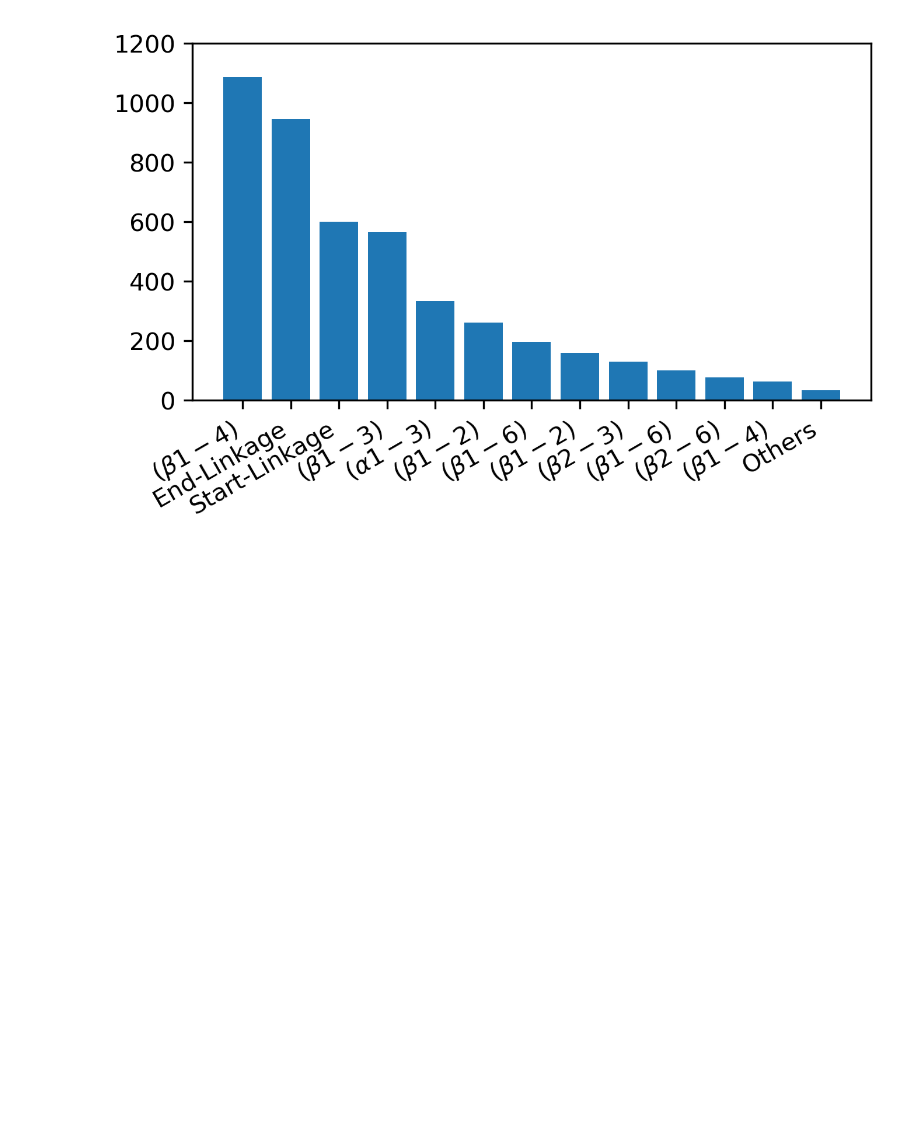
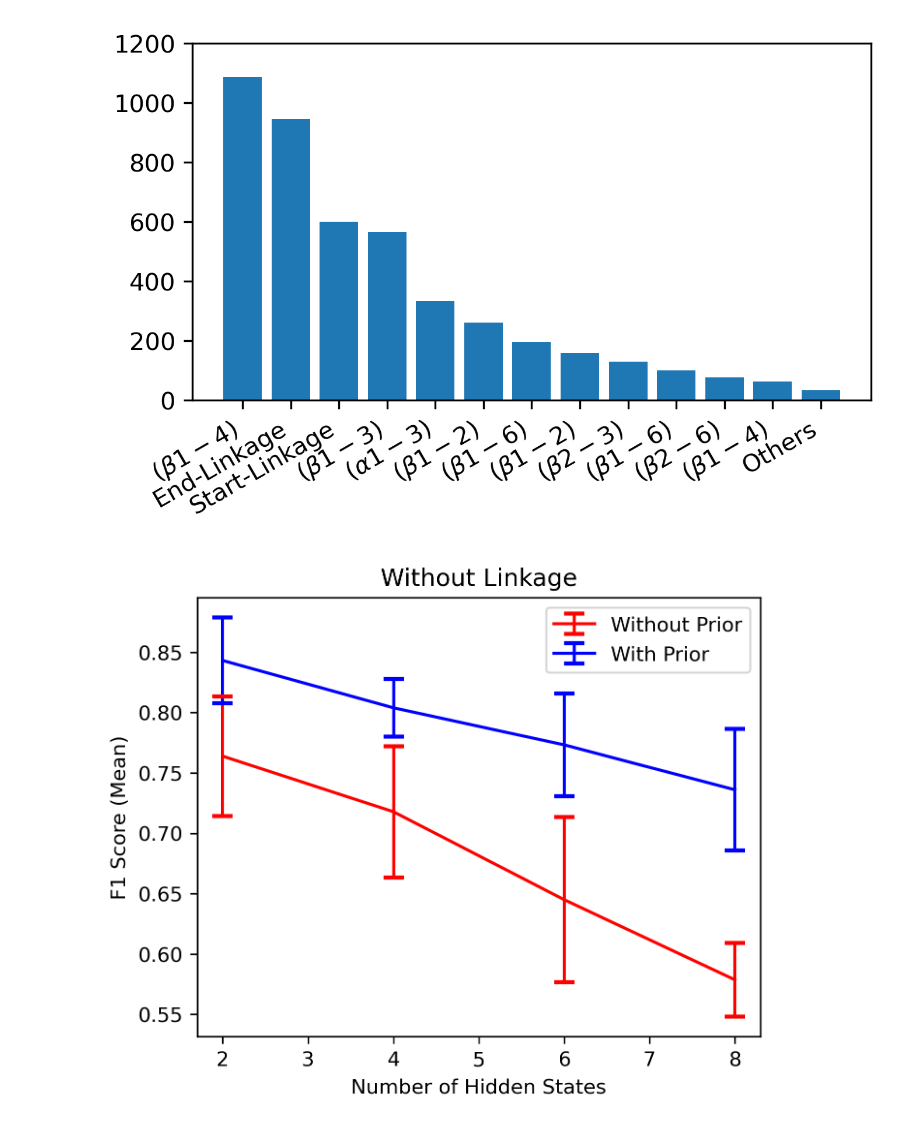
Before and after one commit to TreeHMM4Glycan/TreeHMM4Glycan, a Jupyter notebook: Draw_figures_SQ.ipynb, the cells around one changed output. Saved outputs shown, nothing was run; the diff lists cells and outputs as text; code cells hidden in the pictures; blank space fills up the shorter version.

Commit message:
figures

```diff
--- a/Draw_figures_SQ.ipynb
+++ b/Draw_figures_SQ.ipynb
@@ -94,3 +94,53 @@ plt.ylim([0, 1200])
 plt.show()
 # %% [output]
 [figure]
+# %%
+import matplotlib.pyplot as plt
+import numpy as np
+import pickle
+
+h2 = pickle.load(open('Saved/2-Class/eval-states_2_folds_5-20201202-171820-model.pkl', 'rb'))['Metrics']
+h4 = pickle.load(open('Saved/2-Class/eval-states_4_folds_5-20201202-171820-model.pkl', 'rb'))['Metrics']
+h6 = pickle.load(open('Saved/2-Class/eval-states_6_folds_5-20201202-171820-model.pkl', 'rb'))['Metrics']
+h8 = pickle.load(open('Saved/2-Class/eval-states_8_folds_5-20201202-171820-model.pkl', 'rb'))['Metrics']
+
+h2_f1 = h2['Normal']['F1'][4][0]
+h2_prior_f1 = h2['Posterior']['F1'][4][0]
+h4_f1 = h4['Normal']['F1'][4][0]
+h4_prior_f1 = h4['Posterior']['F1'][4][0]
+h6_f1 = h6['Normal']['F1'][4][0]
+h6_prior_f1 = h6['Posterior']['F1'][4][0]
+h8_f1 = h8['Normal']['F1'][4][0]
+h8_prior_f1 = h8['Posterior']['F1'][4][0]
+
+h2_f1_error = h2['Normal']['F1'][4][1] * 0.87653
+h2_prior_f1_error = h2['Posterior']['F1'][4][1] * 0.87653
+h4_f1_error = h4['Normal']['F1'][4][1] * 0.87653
+h4_prior_f1_error = h4['Posterior']['F1'][4][1] * 0.87653
+h6_f1_error = h6['Normal']['F1'][4][1] * 0.87653
+h6_prior_f1_error = h6['Posterior']['F1'][4][1] * 0.87653
+h8_f1_error = h8['Normal']['F1'][4][1] * 0.87653
+h8_prior_f1_error = h8['Posterior']['F1'][4][1] * 0.87653
+
+
+states = [2, 4, 6, 8]
+f1s = [h2_f1, h4_f1, h6_f1, h8_f1]
+f1s_error = [h2_f1_error, h4_f1_error, h6_f1_error, h8_f1_error]
+f1s_prior = [h2_prior_f1, h4_prior_f1, h6_prior_f1, h8_prior_f1]
+f1s_prior_error = [h2_prior_f1_error, h4_prior_f1_error, h6_prior_f1_error, h8_prior_f1_error]
+
+plt.rcParams['figure.dpi'] = 300
+plt.rcParams["figure.figsize"] = (5, 4)
+plt.rcParams["errorbar.capsize"] = 5
+
+plt.figure()
+plt.errorbar(states, f1s, yerr=f1s_error, color='red', ecolor='red', capthick=2, label='Without Prior')
+plt.errorbar(states, f1s_prior, yerr=f1s_prior_error, color='blue', ecolor='blue', capthick=2, label='With Prior')
+plt.xticks(range(2, 9))
+plt.xlabel('Number of Hidden States')
+plt.ylabel('F1 Score (Mean)')
+plt.title('Without Linkage')
+plt.legend()
+plt.show()
+# %% [output]
+[figure, added]
```
Also changed, not shown: parts of 1 cell of this notebook, 1 other file.
